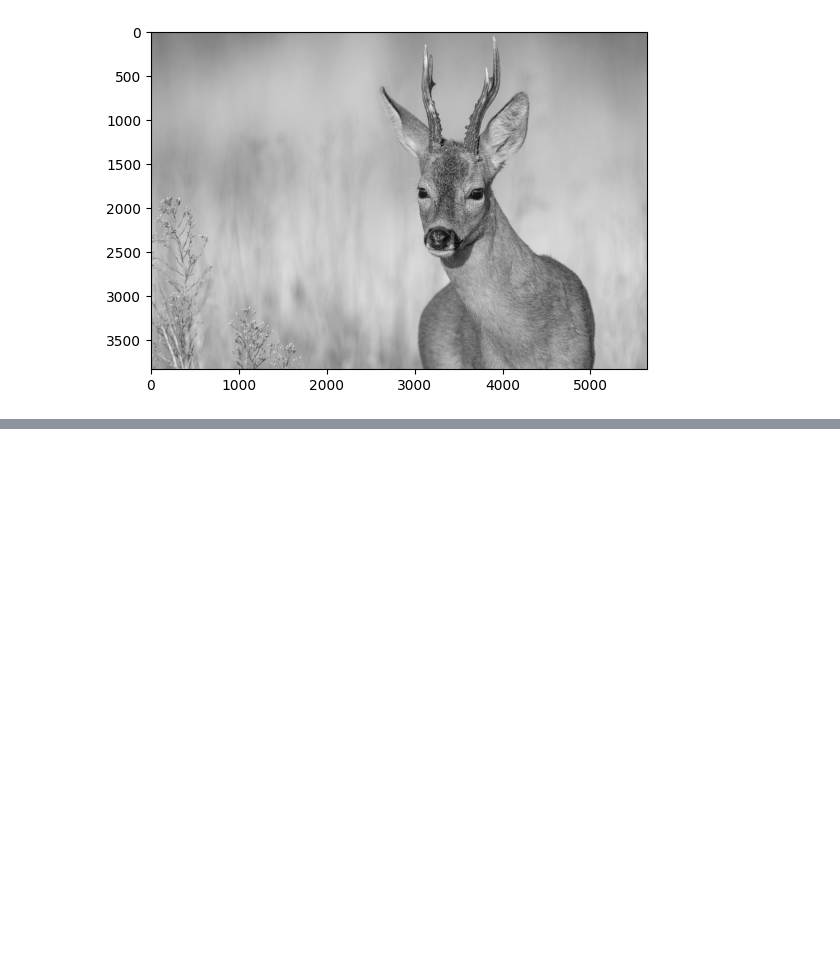
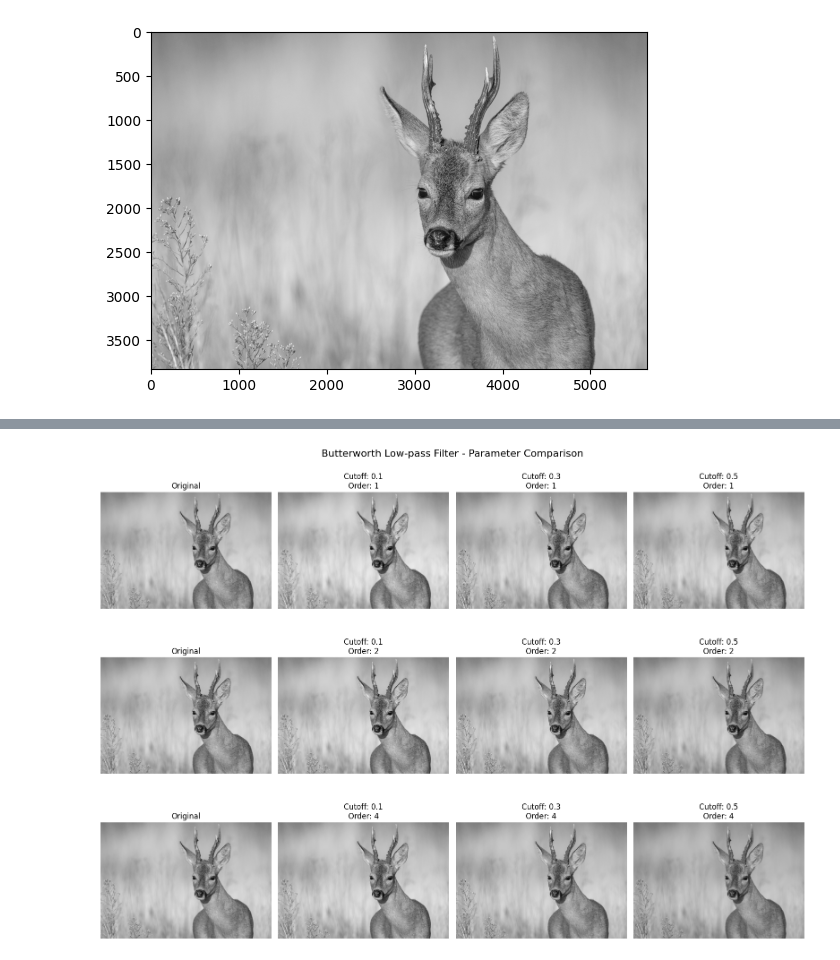
Before and after one commit to Istiaq-Fuad/digital-image-processing, a Jupyter notebook: notebooks/test.ipynb, the cells around one changed output, grey strips where cells are left out. Cells and saved outputs as stored; diff of their text form; code cells hidden in the pictures; blank space fills up the shorter version.

```diff
--- a/notebooks/test.ipynb
+++ b/notebooks/test.ipynb
@@ -37,0 +90,28 @@ True
+# %%
+def compare_butterworth_parameters():
+    cutoffs = [0.1, 0.3, 0.5]
+    orders = [1, 2, 4]
+
+    fig, axes = plt.subplots(len(orders), len(cutoffs) + 1, figsize=(16, 12))
+
+    for i in range(len(orders)):
+        axes[i, 0].imshow(img, cmap='gray')
+        axes[i, 0].set_title('Original')
+        axes[i, 0].axis('off')
+
+    for i, order in enumerate(orders):
+        for j, cutoff in enumerate(cutoffs):
+            lpf = butterworth_lowpass_filter(img.shape, cutoff, order)
+            filtered_img = apply_frequency_filter(img, lpf)
+
+            axes[i, j+1].imshow(filtered_img, cmap='gray')
+            axes[i, j+1].set_title(f'Cutoff: {cutoff}\nOrder: {order}')
+            axes[i, j+1].axis('off')
+
+    plt.suptitle('Butterworth Low-pass Filter - Parameter Comparison', fontsize=16)
+    plt.tight_layout()
+    plt.show()
+
+compare_butterworth_parameters()
+# %% [output]
+[figure, added]
```
Also changed, not shown: parts of 7 cells of this notebook, 9 other files.
